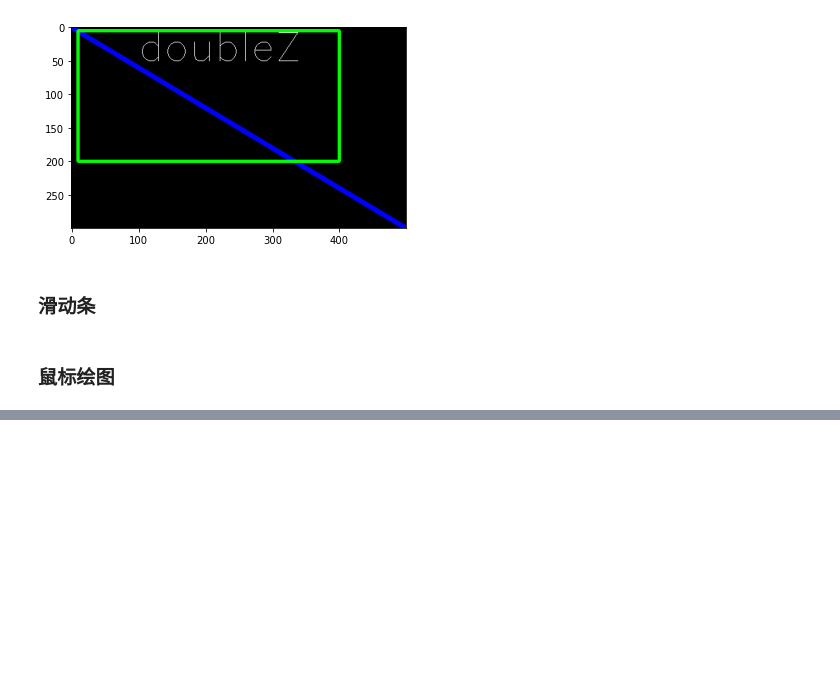
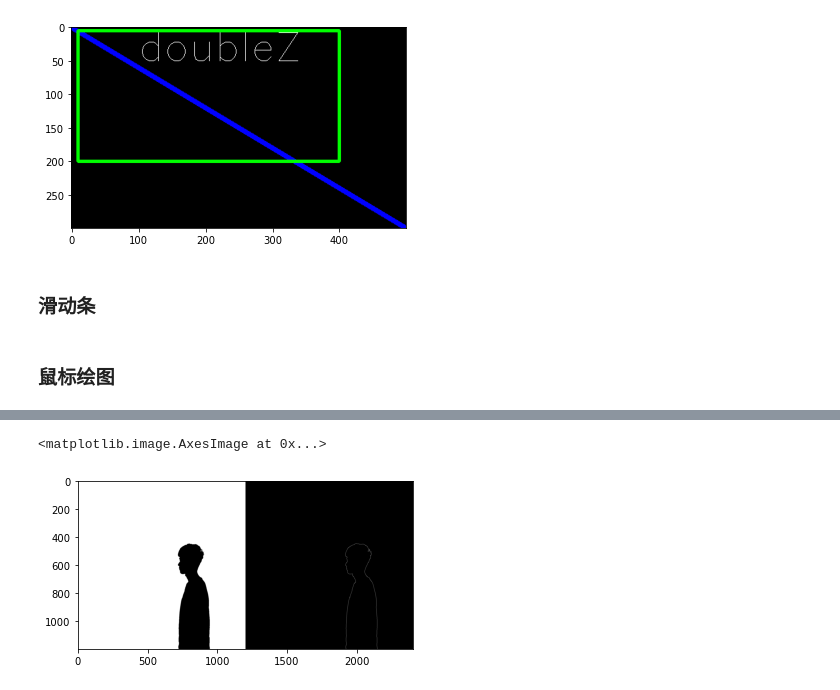
Before and after one commit to doubleZ0108/Computer-Vision-PKU, a Jupyter notebook: docs/opencv/opencv-study.ipynb, the cells around one changed output, grey strips where cells are left out. Drawn from its saved outputs; the diff is of its cells as text; code cells hidden in the pictures; blank space fills up the shorter version.

```diff
--- a/docs/opencv-study.ipynb
+++ b/docs/opencv/opencv-study.ipynb
@@ -341,0 +425,10 @@ cv2.setMouseCallback('image', mouse_event)
+# %%
+img = cv2.imread('../../resources/doubleZ.jpg')
+gray = cv2.cvtColor(img, cv2.COLOR_RGB2GRAY)
+_, th = cv2.threshold(gray, 127, 255, cv2.THRESH_BINARY)
+edge = cv2.Canny(th, 30, 70)
+
+plt.imshow(np.hstack((th, edge)), cmap="gray")
+# %% [output]
+<matplotlib.image.AxesImage at 0x...>
+[figure, added]
```
Also changed, not shown: parts of 22 cells of this notebook, 1 other file.
